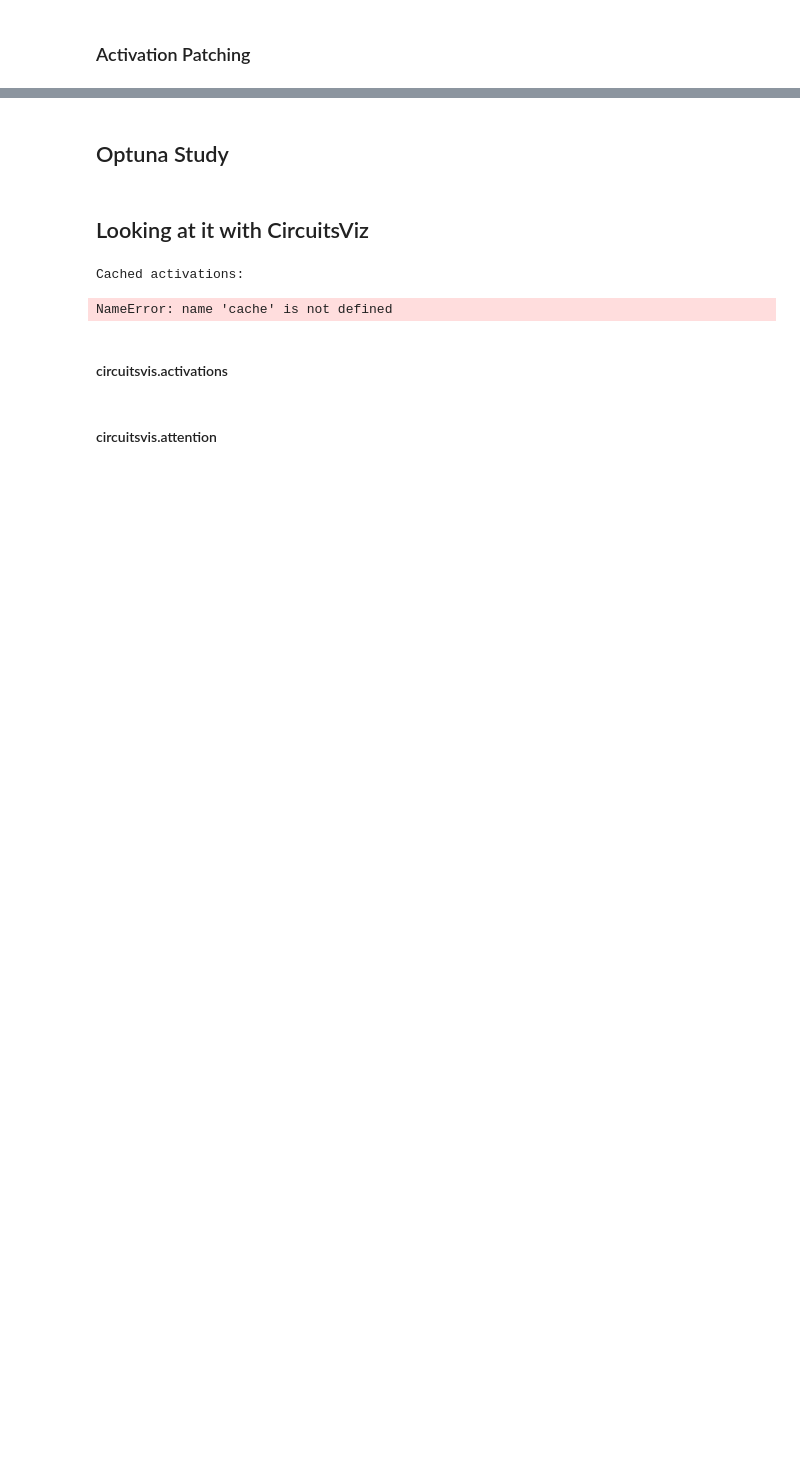
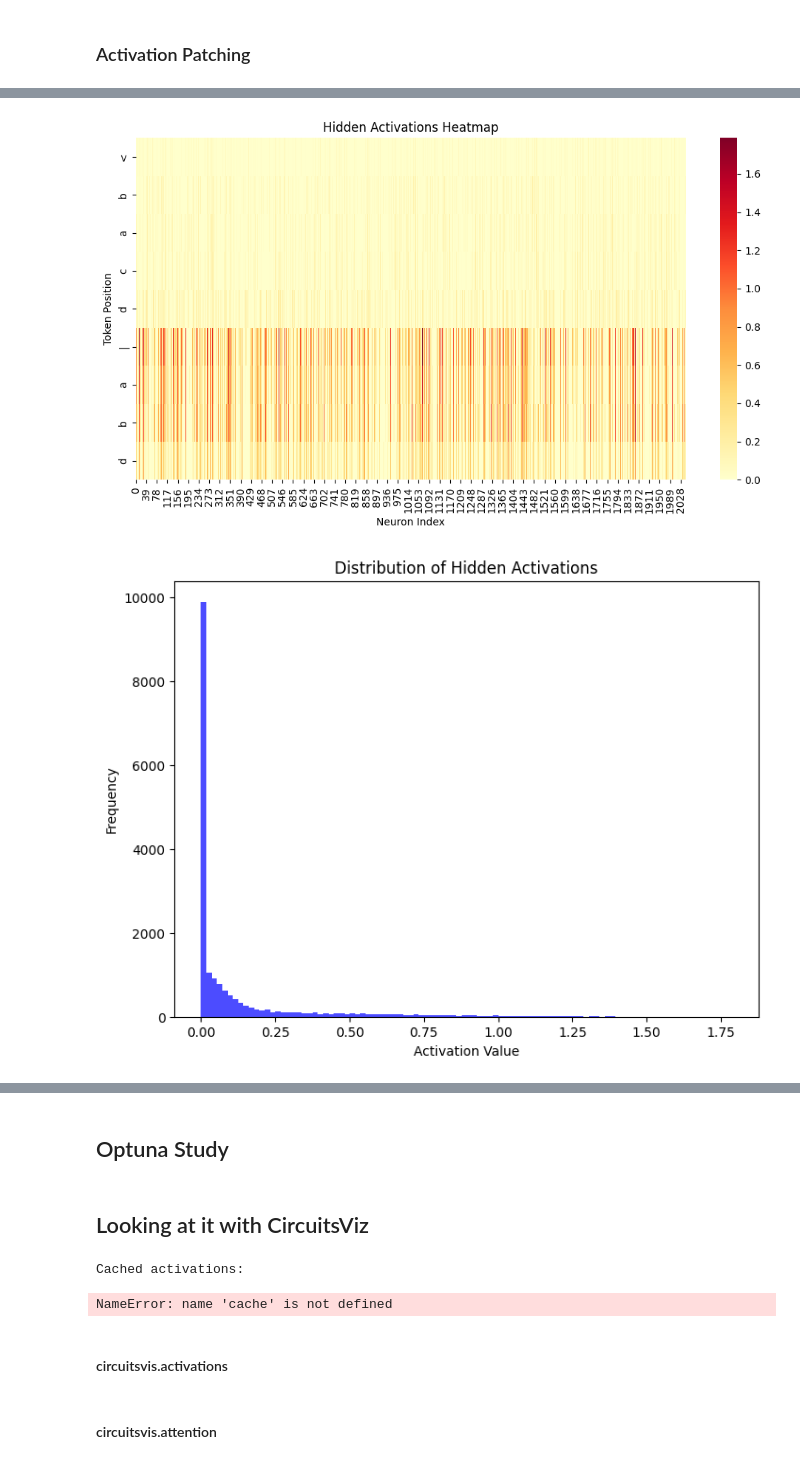
Before and after one commit to b-schoen/gpt_from_scratch, a Jupyter notebook: toy_problem_hooked_transformer.ipynb, the cells around one changed output, grey strips where cells are left out. Saved outputs shown, nothing was run; the diff lists cells and outputs as text; code cells hidden in the pictures; blank space fills up the shorter version.

```diff
--- a/toy_problem_hooked_transformer.ipynb
+++ b/toy_problem_hooked_transformer.ipynb
@@ -1391,0 +1850,57 @@ cv.attention.attention_heads?
+# %%
+def visualize_hidden_activations(hidden_activations, tokens):
+    # hidden_activations: [seq_len, hidden_size]
+    # tokens: list of token strings
+
+    # Heatmap
+    plt.figure(figsize=(12, 6))
+    sns.heatmap(
+        hidden_activations,
+        cmap="YlOrRd",
+        cbar=True,
+        vmin=0,
+        vmax=np.max(hidden_activations),
+    )
+    plt.ylabel("Token Position")
+    plt.xlabel("Neuron Index")
+    plt.yticks(np.arange(len(tokens)) + 0.5, tokens, rotation=90)
+    plt.title("Hidden Activations Heatmap")
+    plt.show()
+
+    # Activation Distribution
+    activation_values = hidden_activations.flatten()
+    plt.figure(figsize=(8, 6))
+    plt.hist(activation_values, bins=100, color="blue", alpha=0.7)
+    plt.xlabel("Activation Value")
+    plt.ylabel("Frequency")
+    plt.title("Distribution of Hidden Activations")
+    plt.show()
+
+    # PCA
+    """from sklearn.decomposition import PCA
+
+    pca = PCA(n_components=2)
+    activations_pca = pca.fit_transform(hidden_activations)
+    plt.figure(figsize=(8, 6))
+    plt.scatter(
+        activations_pca[:, 0],
+        activations_pca[:, 1],
+        c=np.arange(len(tokens)),
+        cmap="viridis",
+    )
+    for i, token in enumerate(tokens):
+        plt.text(activations_pca[i, 0], activations_pca[i, 1], token)
+    plt.xlabel("PC1")
+    plt.ylabel("PC2")
+    plt.title("PCA of Hidden Activations")
+    plt.colorbar(label="Token Position")
+    plt.show()"""
+
+
+visualize_hidden_activations(
+    hidden_activations=transcoder_results.hidden_activations[0].detach().cpu().numpy(),
+    tokens=incorrect_string,
+)
+# %% [output]
+[figure, added]
+[figure, added]
```
Also changed, not shown: parts of 39 cells of this notebook, 1 other file.
